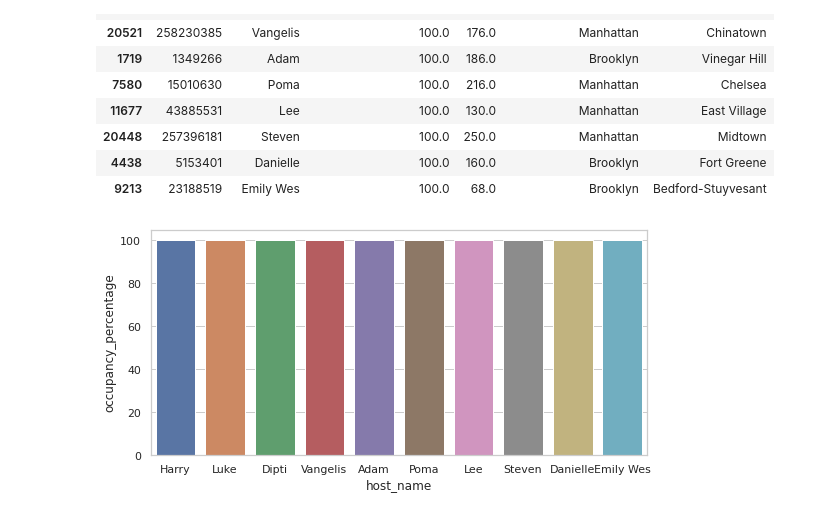
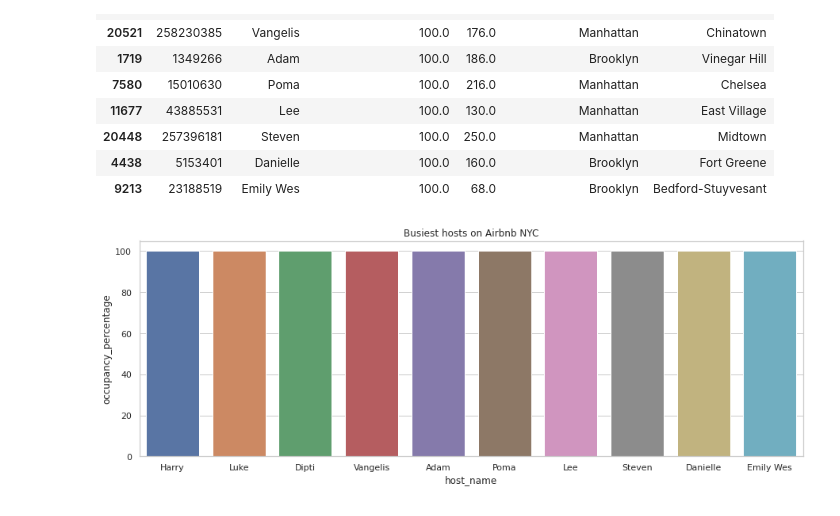
Before and after one commit to vaibhav251999/EDA-capstone-project, a Jupyter notebook: Airbnb_Bookings_Analysis_Capstone_Project.ipynb, the cells around one changed output. Drawn from its saved outputs; the diff is of its cells as text; code cells hidden in the pictures.

```diff
--- a/Airbnb_Bookings_Analysis_Capstone_Project.ipynb
+++ b/Airbnb_Bookings_Analysis_Capstone_Project.ipynb
@@ -185,6 +167,9 @@ Successfully installed Jinja2-3.1.2 klib-1.0.1
 # %%
 file_path = '/content/drive/MyDrive/Almabetter/capstone projects/EDA/Airbnb NYC 2019.csv'
 df = pd.read_csv(file_path)
+# %%
+file_path = '/content/drive/MyDrive/AlmaBetter/1) Python for Data Science/Airbnb Bookings Analysis(Bhavik Verma)/Airbnb NYC 2019.csv'
+df=pd.read_csv(file_path)
 # %%
 df.head()
 # %% [output]
@@ -849,9 +847,10 @@ df_occupancy.sort_values('occupancy_percentage',ascending=False).head(10)
 | 4438 | 5153401 | Danielle | 100.0 | 160.0 | Brooklyn | Fort Greene |
 | 9213 | 23188519 | Emily Wes | 100.0 | 68.0 | Brooklyn | Bedford-Stuyvesant |
 # %%
-plt.figure(figsize=(8,4))
+plt.figure(figsize=(15,5))
 sorted_val=df_occupancy[['host_name','occupancy_percentage']].sort_values(by='occupancy_percentage',ascending=False).head(10)
 sns.barplot(x='host_name',y='occupancy_percentage',data=sorted_val)
-plt.tight_layout()
+plt.title('Busiest hosts on Airbnb NYC')
+plt.show()
 # %% [output]
-[figure, old version]
+[figure, new version]
```
Also changed, not shown: parts of 123 cells of this notebook.
